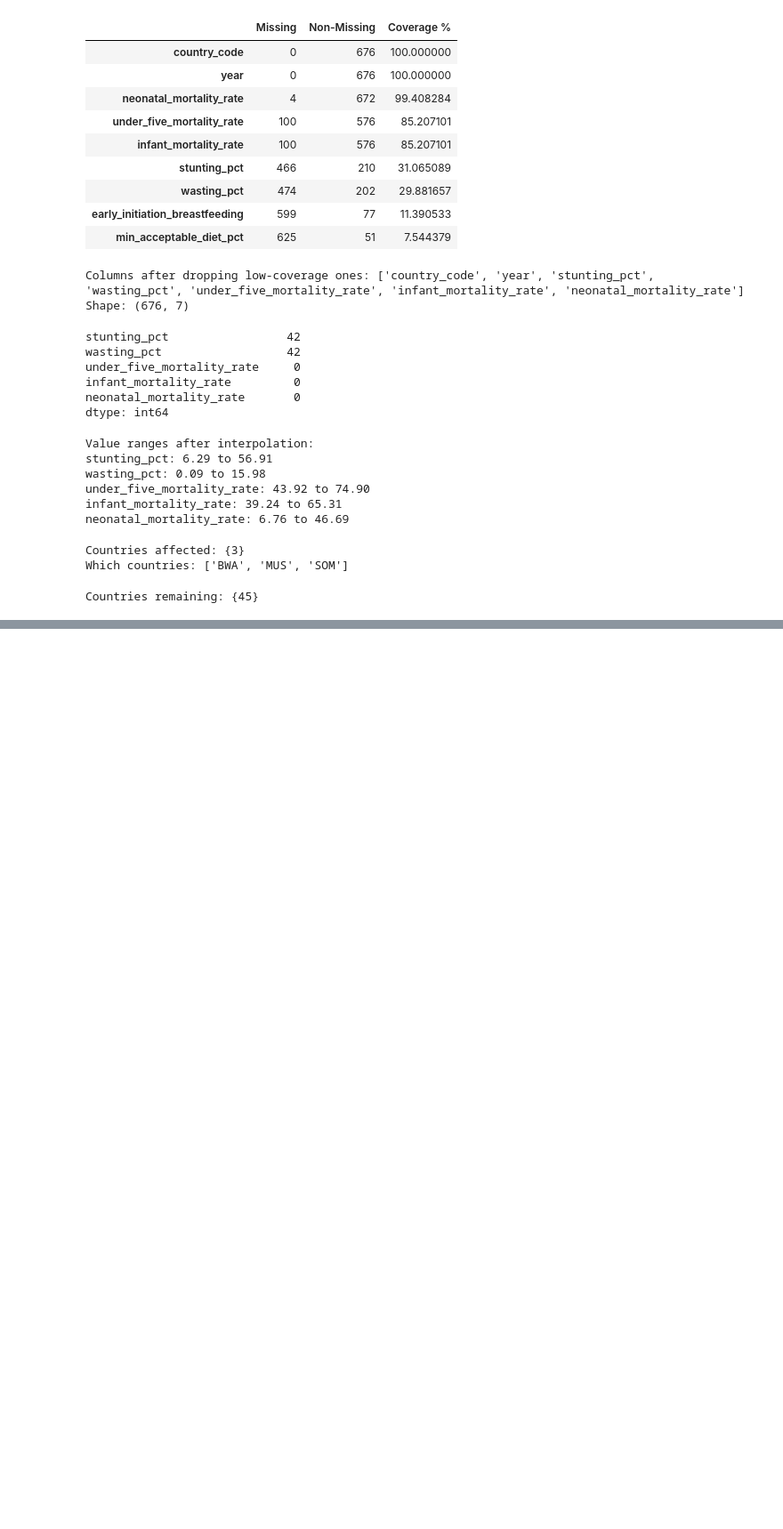
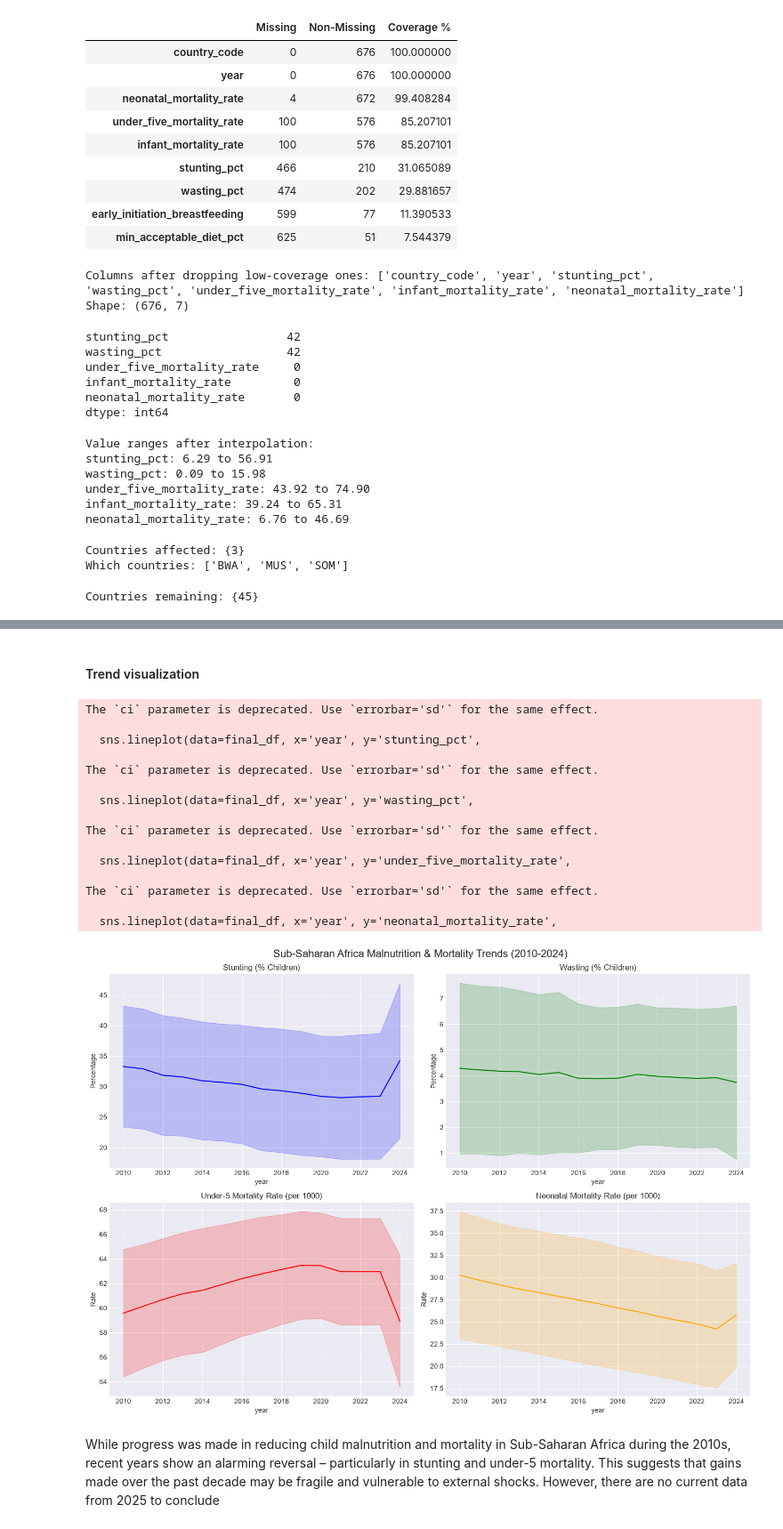
Before and after one commit to rappiok/Child-Malnutrition-in-Sub-Saharan-Africa, a Jupyter notebook: Child_Malnutrition_Analysis.ipynb, the cells around one changed output, grey strips where cells are left out. Shown at 89% size. Cells and saved outputs as stored; diff of their text form; code cells hidden in the pictures; blank space fills up the shorter version.

```diff
--- a/Child_Malnutrition_Analysis.ipynb
+++ b/Child_Malnutrition_Analysis.ipynb
@@ -332,0 +355,57 @@ Countries remaining: {45}
+# %% [markdown]
+#### Trend visualization
+# %%
+# Setting style for better looking plots
+
+plt.style.use('seaborn-v0_8-darkgrid')
+sns.set_palette("husl")
+
+#  Regional average trends
+fig, axes = plt.subplots(2, 2, figsize=(14, 10))
+fig.suptitle('Sub-Saharan Africa Malnutrition & Mortality Trends (2010-2024)', fontsize=16)
+
+# Stunting trend
+sns.lineplot(data=final_df, x='year', y='stunting_pct',
+             ci='sd', ax=axes[0,0], color='blue')
+axes[0,0].set_title('Stunting (% Children)')
+axes[0,0].set_ylabel('Percentage')
+
+# Wasting trend
+sns.lineplot(data=final_df, x='year', y='wasting_pct',
+             ci='sd', ax=axes[0,1], color='green')
+axes[0,1].set_title('Wasting (% Children)')
+axes[0,1].set_ylabel('Percentage')
+
+# Under-five mortality
+sns.lineplot(data=final_df, x='year', y='under_five_mortality_rate',
+             ci='sd', ax=axes[1,0], color='red')
+axes[1,0].set_title('Under-5 Mortality Rate (per 1000)')
+axes[1,0].set_ylabel('Rate')
+
+# Neonatal mortality
+sns.lineplot(data=final_df, x='year', y='neonatal_mortality_rate',
+             ci='sd', ax=axes[1,1], color='orange')
+axes[1,1].set_title('Neonatal Mortality Rate (per 1000)')
+axes[1,1].set_ylabel('Rate')
+
+plt.tight_layout()
+plt.show()
+# %% [output]
+The `ci` parameter is deprecated. Use `errorbar='sd'` for the same effect.
+
+  sns.lineplot(data=final_df, x='year', y='stunting_pct',
+
+The `ci` parameter is deprecated. Use `errorbar='sd'` for the same effect.
+
+  sns.lineplot(data=final_df, x='year', y='wasting_pct',
+
+The `ci` parameter is deprecated. Use `errorbar='sd'` for the same effect.
+
+  sns.lineplot(data=final_df, x='year', y='under_five_mortality_rate',
+
+The `ci` parameter is deprecated. Use `errorbar='sd'` for the same effect.
+
+  sns.lineplot(data=final_df, x='year', y='neonatal_mortality_rate',
+[figure, added]
+# %% [markdown]
+While progress was made in reducing child malnutrition and mortality in Sub-Saharan Africa during the 2010s, recent years show an alarming reversal – particularly in stunting and under-5 mortality. This suggests that gains made over the past decade may be fragile and vulnerable to external shocks. However, there are no current data from 2025 to conclude
```
Also changed, not shown: parts of 17 cells of this notebook.
